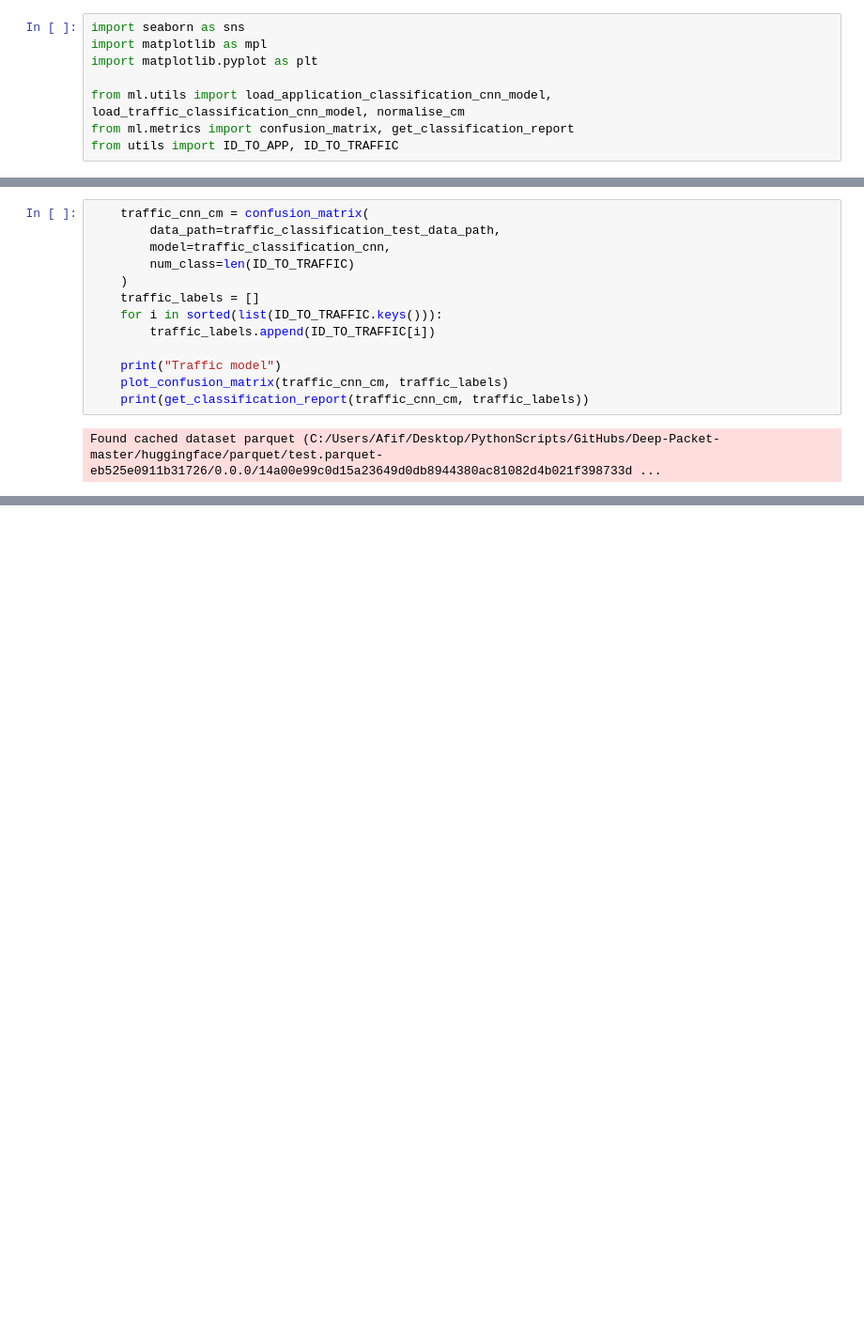
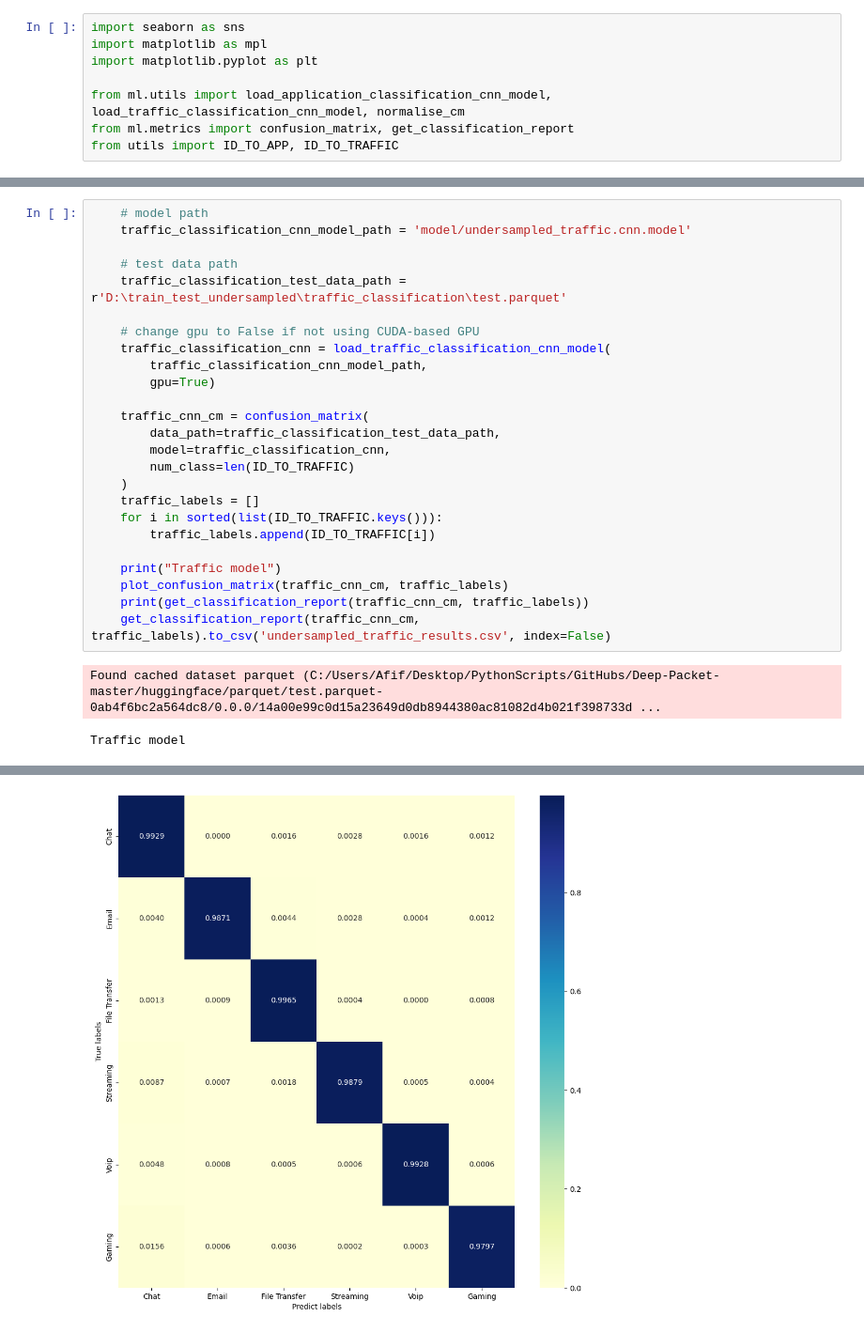
Before and after one commit to Christabellet/ict3211-group3, a Jupyter notebook: AI/Deep-Packet-edited/custom_evaluation_cnn.ipynb, the cells around one changed output, grey strips where cells are left out. Shown at 94% size. Cells and saved outputs as stored; diff of their text form; blank space fills up the shorter version.

```diff
--- a/AI/Deep-Packet-edited/custom_evaluation_cnn.ipynb
+++ b/AI/Deep-Packet-edited/custom_evaluation_cnn.ipynb
@@ -70,4 +74,15 @@ Current row:
 # %%
+    # model path
+    traffic_classification_cnn_model_path = 'model/undersampled_traffic.cnn.model'
+
+    # test data path
+    traffic_classification_test_data_path = r'D:\train_test_undersampled\traffic_classification\test.parquet'
+
+    # change gpu to False if not using CUDA-based GPU
+    traffic_classification_cnn = load_traffic_classification_cnn_model(
+        traffic_classification_cnn_model_path,
+        gpu=True)
+
     traffic_cnn_cm = confusion_matrix(
         data_path=traffic_classification_test_data_path,
         model=traffic_classification_cnn,
@@ -80,5 +95,7 @@ Current row:
     print("Traffic model")
     plot_confusion_matrix(traffic_cnn_cm, traffic_labels)
     print(get_classification_report(traffic_cnn_cm, traffic_labels))
+    get_classification_report(traffic_cnn_cm, traffic_labels).to_csv('undersampled_traffic_results.csv', index=False)
 # %% [output]
-Found cached dataset parquet (C:/Users/Afif/Desktop/PythonScripts/GitHubs/Deep-Packet-master/huggingface/parquet/test.parquet-eb525e0911b31726/0.0.0/14a00e99c0d15a23649d0db8944380ac81082d4b021f398733d ...
+Found cached dataset parquet (C:/Users/Afif/Desktop/PythonScripts/GitHubs/Deep-Packet-master/huggingface/parquet/test.parquet-0ab4f6bc2a564dc8/0.0.0/14a00e99c0d15a23649d0db8944380ac81082d4b021f398733d ...
+Traffic model
@@ -84,0 +117 @@ Found cached dataset parquet (C:/Users/Afif/Desktop/PythonScripts/GitHubs/Deep-P
+[figure, added]
```
Also changed, not shown: parts of 6 cells of this notebook, 1 other file.
